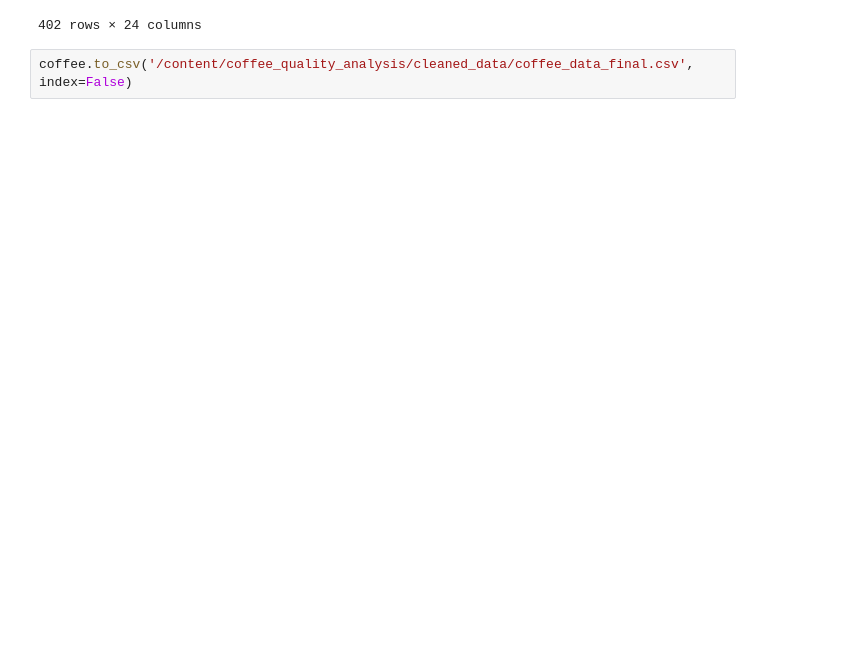
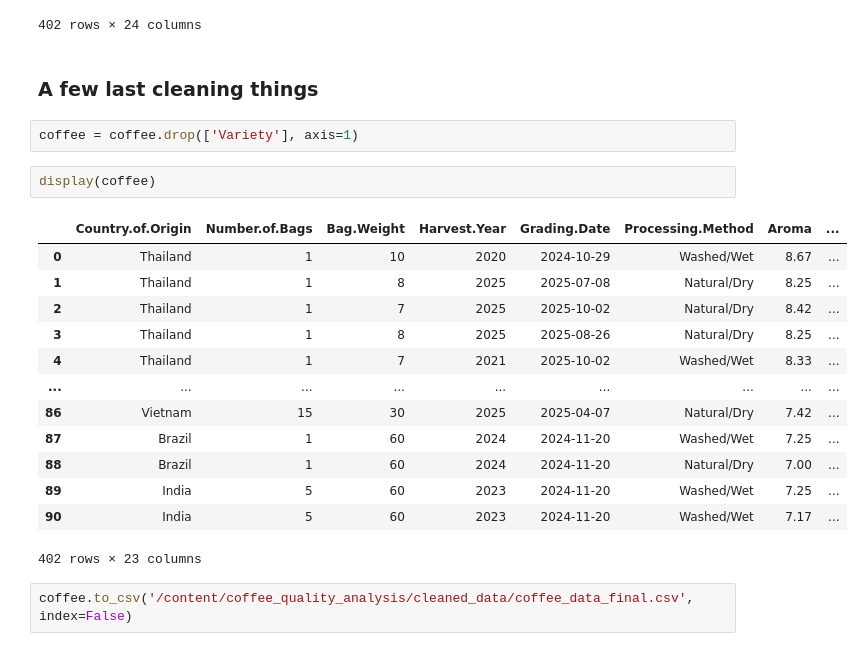
Before and after one commit to ashritakodali/coffee_quality_analysis, a Jupyter notebook: cleaned_data/clean_more.ipynb, the cells around one changed output. Saved outputs shown, nothing was run; the diff lists cells and outputs as text; blank space fills up the shorter version.

Commit message:
final cleaning touch ups

```diff
--- a/cleaned_data/clean_more.ipynb
+++ b/cleaned_data/clean_more.ipynb
@@ -247,5 +247,25 @@ display(coffee)
 | 89 | India | 5 | 60 | 2023 | 2024-11-20 | SNL 274 | Washed/Wet | ... |
 | 90 | India | 5 | 60 | 2023 | 2024-11-20 | Paradenya | Washed/Wet | ... |
 402 rows × 24 columns
+# %% [markdown]
+### A few last cleaning things
+# %%
+coffee = coffee.drop(['Variety'], axis=1)
+# %%
+display(coffee)
+# %% [output]
+|  | Country.of.Origin | Number.of.Bags | Bag.Weight | Harvest.Year | Grading.Date | Processing.Method | Aroma | ... |
+| 0 | Thailand | 1 | 10 | 2020 | 2024-10-29 | Washed/Wet | 8.67 | ... |
+| 1 | Thailand | 1 | 8 | 2025 | 2025-07-08 | Natural/Dry | 8.25 | ... |
+| 2 | Thailand | 1 | 7 | 2025 | 2025-10-02 | Natural/Dry | 8.42 | ... |
+| 3 | Thailand | 1 | 8 | 2025 | 2025-08-26 | Natural/Dry | 8.25 | ... |
+| 4 | Thailand | 1 | 7 | 2021 | 2025-10-02 | Washed/Wet | 8.33 | ... |
+| ... | ... | ... | ... | ... | ... | ... | ... | ... |
+| 86 | Vietnam | 15 | 30 | 2025 | 2025-04-07 | Natural/Dry | 7.42 | ... |
+| 87 | Brazil | 1 | 60 | 2024 | 2024-11-20 | Washed/Wet | 7.25 | ... |
+| 88 | Brazil | 1 | 60 | 2024 | 2024-11-20 | Natural/Dry | 7.00 | ... |
+| 89 | India | 5 | 60 | 2023 | 2024-11-20 | Washed/Wet | 7.25 | ... |
+| 90 | India | 5 | 60 | 2023 | 2024-11-20 | Washed/Wet | 7.17 | ... |
+402 rows × 23 columns
 # %%
 coffee.to_csv('/content/coffee_quality_analysis/cleaned_data/coffee_data_final.csv', index=False)
```
